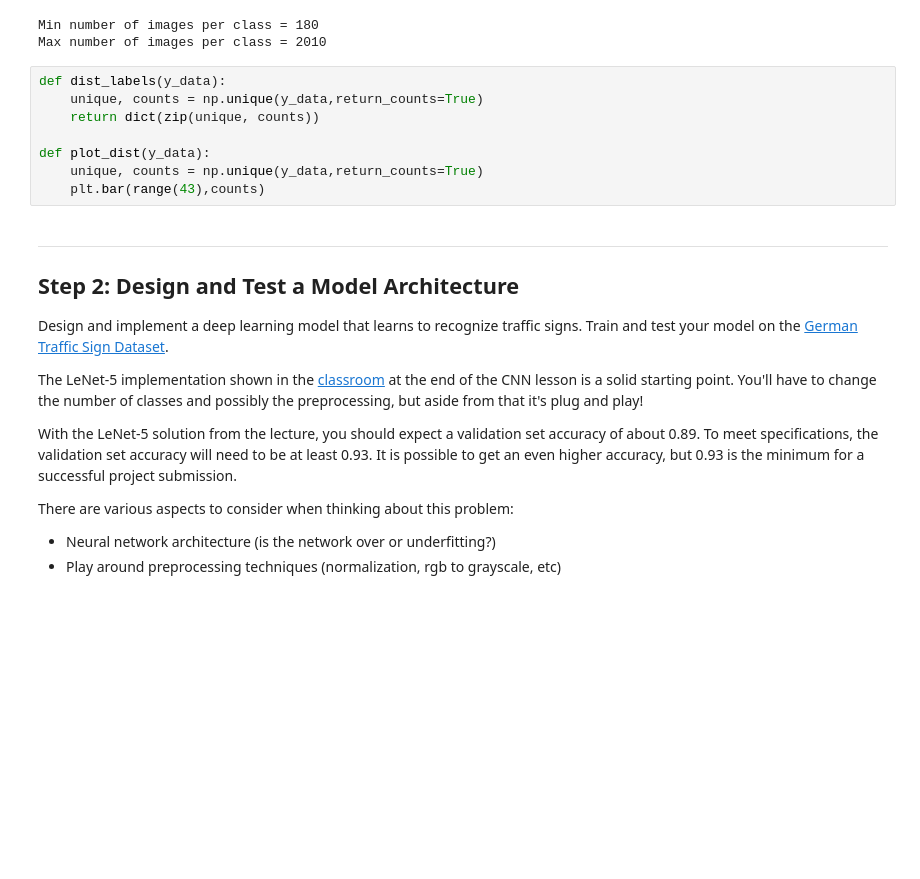
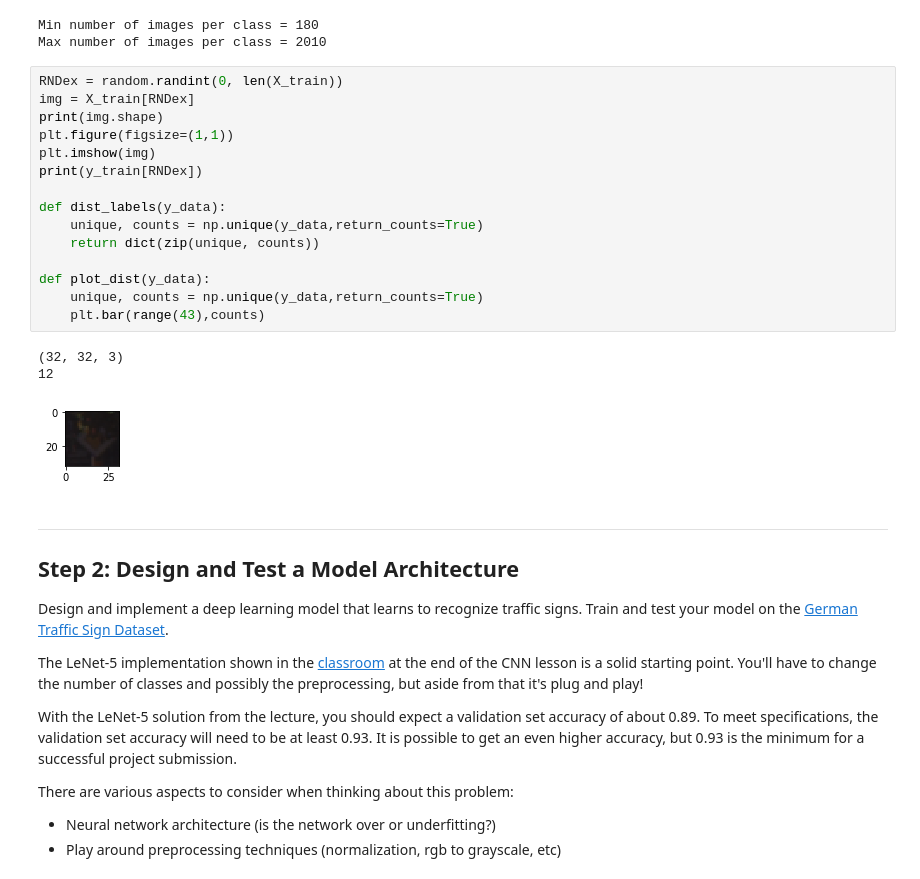
Before and after one commit to TrunksLegendary/Udacity-SDCE-CarND-Traffic-Sign-Classifier-Project, a Jupyter notebook: Udacity-SDCE-CarND-Traffic-Sign-Classifier-Project.ipynb, the cells around one changed output. Cells and saved outputs as stored; diff of their text form; blank space fills up the shorter version.

```diff
--- a/Udacity-SDCE-CarND-Traffic-Sign-Classifier-Project.ipynb
+++ b/Udacity-SDCE-CarND-Traffic-Sign-Classifier-Project.ipynb
@@ -127,13 +127,24 @@ print("Max number of images per class =", max(num_of_samples))
 Min number of images per class = 180
 Max number of images per class = 2010
 # %%
+RNDex = random.randint(0, len(X_train))
+img = X_train[RNDex]
+print(img.shape)
+plt.figure(figsize=(1,1))
+plt.imshow(img)
+print(y_train[RNDex])
+
 def dist_labels(y_data):
     unique, counts = np.unique(y_data,return_counts=True)
     return dict(zip(unique, counts))
 
 def plot_dist(y_data):
     unique, counts = np.unique(y_data,return_counts=True)
     plt.bar(range(43),counts)
+# %% [output]
+(32, 32, 3)
+12
+[figure, added]
 # %% [markdown]
 ----
 
```
Also changed, not shown: parts of 12 cells of this notebook, 7 other files.
